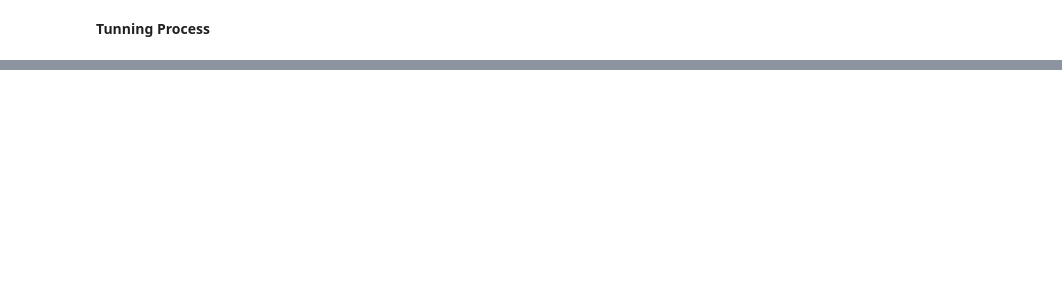
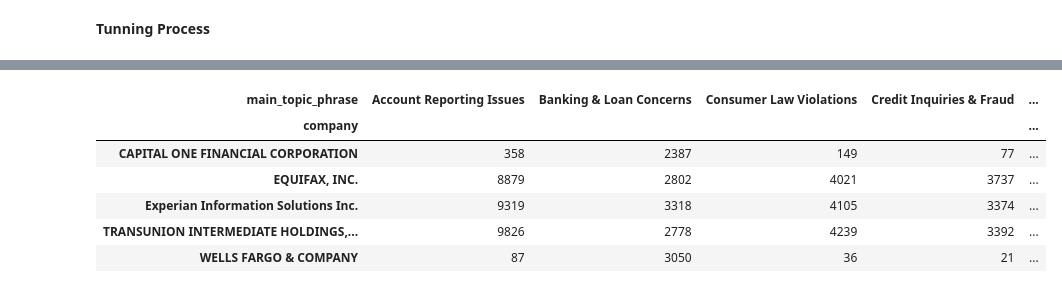
Before and after one commit to FillipusAditya/final-project-compfest17-bebek-ngapak, a Jupyter notebook: main.ipynb, the cells around one changed output, grey strips where cells are left out. Drawn from its saved outputs; the diff is of its cells as text; code cells hidden in the pictures; blank space fills up the shorter version.

```diff
--- a/main.ipynb
+++ b/main.ipynb
@@ -1264,0 +1312,13 @@ Error:
+# %%
+# Create BoW corpus from tokenized text
+consumer_complaints_cleaned['bow'] = consumer_complaints_cleaned['text_tokenized'].apply(lambda x: dictionary.doc2bow(x))
+# %%
+def get_main_topic(bow):
+    topics = lda_model.get_document_topics(bow)
+    if topics:
+        main_topic_id = max(topics, key=lambda x: x[1])[0]  # pick topic with highest probability
+        return main_topic_id
+    else:
+        return None
+
+consumer_complaints_cleaned['main_topic_id'] = consumer_complaints_cleaned['bow'].apply(get_main_topic)
@@ -1264,0 +1359,16 @@ Error:
+# %%
+# Filter data for top 5 companies
+top5_data = consumer_complaints_cleaned[consumer_complaints_cleaned['company'].isin(top5_companies['company'])]
+
+# Calculate topic distribution for top 5 companies
+topic_distribution = top5_data.groupby('company')['main_topic_phrase'].value_counts().unstack(fill_value=0)
+
+topic_distribution
+# %% [output]
+| main_topic_phrase | Account Reporting Issues | Banking & Loan Concerns | Consumer Law Violations | Credit Inquiries & Fraud | ... |
+| company |  |  |  |  | ... |
+| CAPITAL ONE FINANCIAL CORPORATION | 358 | 2387 | 149 | 77 | ... |
+| EQUIFAX, INC. | 8879 | 2802 | 4021 | 3737 | ... |
+| Experian Information Solutions Inc. | 9319 | 3318 | 4105 | 3374 | ... |
+| TRANSUNION INTERMEDIATE HOLDINGS,... | 9826 | 2778 | 4239 | 3392 | ... |
+| WELLS FARGO & COMPANY | 87 | 3050 | 36 | 21 | ... |
```
Also changed, not shown: parts of 22 cells of this notebook.
